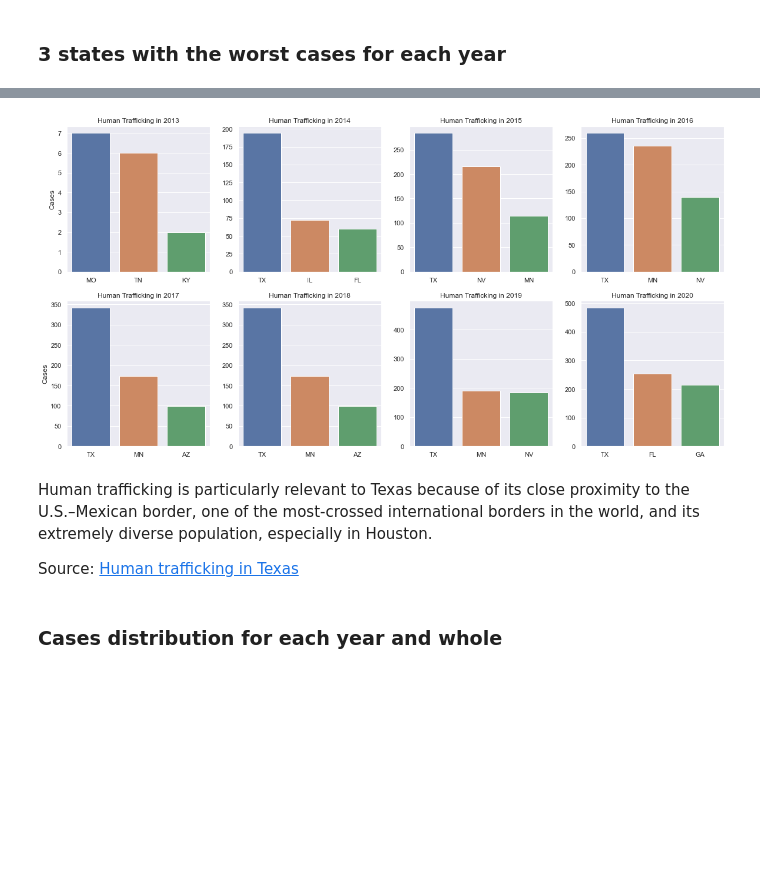
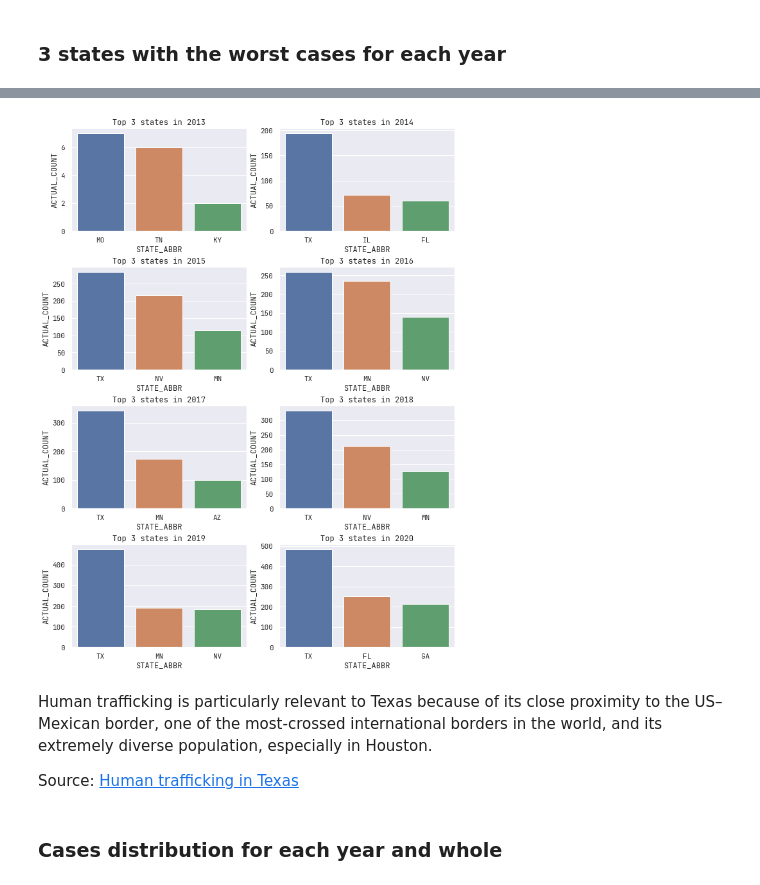
Before and after one commit to valliansayoga/data-science, a Jupyter notebook: Human Trafficking Analysis.ipynb, the cells around one changed output, grey strips where cells are left out. Saved outputs shown, nothing was run; the diff lists cells and outputs as text; code cells hidden in the pictures; blank space fills up the shorter version.

```diff
--- a/Human Trafficking Analysis.ipynb
+++ b/Human Trafficking Analysis.ipynb
@@ -18,8 +18,9 @@ import pandas as pd
 import numpy as np
 import seaborn as sns
 import matplotlib.pyplot as plt
+from pprint import pprint
 
-sns.set_theme()
+sns.set_theme(font='JetBrains Mono',)
 # %%
 df = pd.read_csv("HT_2013-2020.csv")
 # %%
@@ -61,5 +64,3 @@ dtype: int64
-# %%
-df.PUB_AGENCY_UNIT.replace(np.nan, "UNKNOWN", inplace=True)
 # %%
 df.COUNTY_NAME.replace(np.nan, df.COUNTY_NAME.mode()[0], inplace=True)
 # %%
@@ -149,3 +174,7 @@ plt.show()
 The chart shows weak correlations among all of the numerical variables, except `ACTUAL_COUNT` vs `CLEARED_COUNT`
 # %% [markdown]
 ### 3 states with the worst cases for each year
+# %%
+years = df.groupby(["DATA_YEAR", "STATE_ABBR"], as_index=False).sum()
+years = years.sort_values(['DATA_YEAR','ACTUAL_COUNT'], ascending=[True,False])
+years.head()
@@ -152,36 +188,20 @@ The chart shows weak correlations among all of the numerical variables, except `
 # %%
-years = [i for i in sorted(df.DATA_YEAR.unique())]
-
-fig, axs = plt.subplots(ncols=4, nrows=2, figsize=(20,10))
-
-ax1 = sns.barplot(data=df.loc[df.DATA_YEAR == 2013].groupby('STATE_ABBR', as_index=False).ACTUAL_COUNT.sum().sort_values("ACTUAL_COUNT", ascending=False).iloc[:3], ax=axs[0][0], x="STATE_ABBR", y="ACTUAL_COUNT")
-
-ax2 = sns.barplot(data=df.loc[df.DATA_YEAR == 2014].groupby('STATE_ABBR', as_index=False).ACTUAL_COUNT.sum().sort_values("ACTUAL_COUNT", ascending=False).iloc[:3], ax=axs[0][1], x="STATE_ABBR", y="ACTUAL_COUNT")
-
-ax3 = sns.barplot(data=df.loc[df.DATA_YEAR == 2015].groupby('STATE_ABBR', as_index=False).ACTUAL_COUNT.sum().sort_values("ACTUAL_COUNT", ascending=False).iloc[:3], ax=axs[0][2], x="STATE_ABBR", y="ACTUAL_COUNT")
-
-ax4 = sns.barplot(data=df.loc[df.DATA_YEAR == 2016].groupby('STATE_ABBR', as_index=False).ACTUAL_COUNT.sum().sort_values("ACTUAL_COUNT", ascending=False).iloc[:3], ax=axs[0][3], x="STATE_ABBR", y="ACTUAL_COUNT")
-
-ax5 = sns.barplot(data=df.loc[df.DATA_YEAR == 2017].groupby('STATE_ABBR', as_index=False).ACTUAL_COUNT.sum().sort_values("ACTUAL_COUNT", ascending=False).iloc[:3], ax=axs[1][0], x="STATE_ABBR", y="ACTUAL_COUNT")
-
-ax6 = sns.barplot(data=df.loc[df.DATA_YEAR == 2017].groupby('STATE_ABBR', as_index=False).ACTUAL_COUNT.sum().sort_values("ACTUAL_COUNT", ascending=False).iloc[:3], ax=axs[1][1], x="STATE_ABBR", y="ACTUAL_COUNT")
-
-ax7 = sns.barplot(data=df.loc[df.DATA_YEAR == 2019].groupby('STATE_ABBR', as_index=False).ACTUAL_COUNT.sum().sort_values("ACTUAL_COUNT", ascending=False).iloc[:3], ax=axs[1][2], x="STATE_ABBR", y="ACTUAL_COUNT")
-
-ax8 = sns.barplot(data=df.loc[df.DATA_YEAR == 2020].groupby('STATE_ABBR', as_index=False).ACTUAL_COUNT.sum().sort_values("ACTUAL_COUNT", ascending=False).iloc[:3], ax=axs[1][3], x="STATE_ABBR", y="ACTUAL_COUNT")
-
-for axis, year in zip([ax1,ax2,ax3,ax4,ax5,ax6,ax7,ax8], years):
-    axis.title.set_text(f'Human Trafficking in {year}')
-    axis.set_xlabel(None)
-    axis.set_ylabel(None)
-ax1.set_ylabel("Cases")
-ax5.set_ylabel("Cases")
-
+fig, axs = plt.subplots(ncols=2, nrows=4, figsize=(9,12), layout='constrained')
+the_year = list(sorted(years.DATA_YEAR.unique()))
+for i, year in enumerate(the_year):
+    data = years.loc[years['DATA_YEAR'] == year][:3]
+    ax1 = sns.barplot(
+        data=data,
+        y='ACTUAL_COUNT',
+        x="STATE_ABBR",
+        ax=axs.ravel()[i]
+    )
+    ax1.set(title=f"Top 3 states in {year}")
 plt.show()
 # %% [output]
-[figure, old version]
+[figure, new version]
 # %% [markdown]
-Human trafficking is particularly relevant to Texas because of its close proximity to the U.S.–Mexican border, one of the most-crossed international borders in the world, and its extremely diverse population, especially in Houston.
+Human trafficking is particularly relevant to Texas because of its close proximity to the US–Mexican border, one of the most-crossed international borders in the world, and its extremely diverse population, especially in Houston.
 
 Source: [Human trafficking in Texas](https://en.wikipedia.org/wiki/Human_trafficking_in_Texas)
 # %% [markdown]
```
Also changed, not shown: parts of 28 cells of this notebook.
